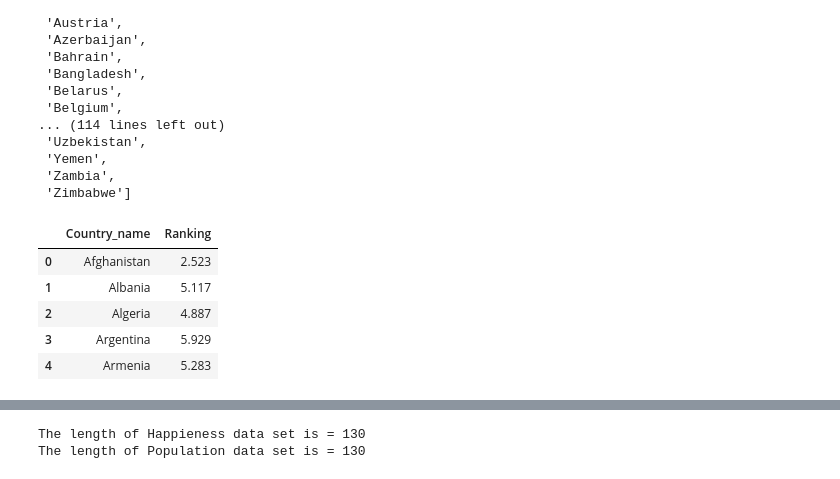
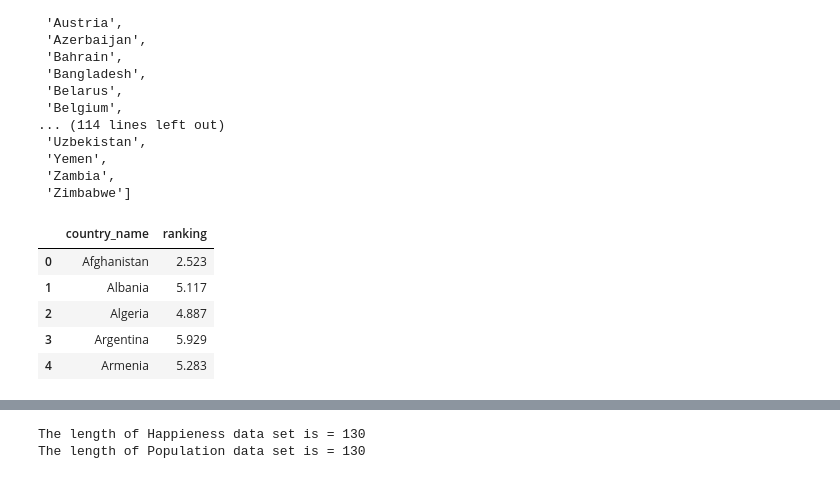
Before and after one commit to jdstrode/ETL-Challenge, a Jupyter notebook: da/templates/script_template.ipynb, the cells around one changed output, grey strips where cells are left out. Drawn from its saved outputs; the diff is of its cells as text; code cells hidden in the pictures.

```diff
--- a/da/templates/script_template.ipynb
+++ b/da/templates/script_template.ipynb
@@ -106,15 +97,16 @@ population_df.head()
 # %% [markdown]
 ### Transforming the data from the population df
 # %%
+#STEP 4.4
 # Create a filtered dataframe from specific columns
 population_col= ["Location", "Time","PopTotal", "PopDensity"]
 population_transformed= population_df[population_col].copy()
 
 # Rename the column headers
-population_transformed = population_transformed.rename(columns={"Location": "Country_name",
+population_transformed = population_transformed.rename(columns={"Location": "country_name",
                                                           "Time": "Year",
-                                                          "PopTotal":"Total_Population",
-                                                          "PopDensity" : "Population_Density"
+                                                          "PopTotal":"total_population",
+                                                          "PopDensity" : "population_density"
                                                                })
 
 # Clean the data by dropping duplicates and setting the index
@@ -160,9 +154,11 @@ population_2019_df
 | 280117 | Zimbabwe | 2019 | 14645.473 | 37.858 |
 477 rows × 4 columns
 # %%
+#STEP 4.6
 #Filtering the data of populaiton df to match the country names in the world_happienss_df
-final_pop_df = population_2019_df.loc[population_2019_df['Country_name'].isin(country_names)]
-final_pop_df=final_pop_df.reset_index()
-final_pop_df = final_pop_df.drop(columns='index')
-final_pop_df.head()
+#Drop additional columns such as index and yeat
+pop_df = population_2019_df.loc[population_2019_df['country_name'].isin(country_names)]
+reset_index_pop_df = pop_df.reset_index()
+almost_pop_df = reset_index_pop_df.drop(columns=['index','Year'])
+almost_pop_df.head()
 # %% [output]
@@ -184,0 +171,7 @@ len(final_pop_df)
+# %%
+#STEP 4.7
+#We set the ID as an index
+almost_pop_df.index.name='id'
+final_pop_df = almost_pop_df
+#display final df
+final_pop_df.head()
@@ -191,7 +197,7 @@ len(world_happiness_transformed)
 # %%
+#STGEP 4.9
 #Getting list of country_names in population df
-#Getting the list of countries in the data set
-pop_names = final_pop_df.Country_name
+pop_names = final_pop_df.country_name
 pop_country_names = []
 for i in pop_names:
     pop_country_names.append(i)
@@ -216,19 +222,20 @@ pop_country_names
  'Zambia',
  'Zimbabwe']
 # %%
+#STEP 4.10
 #Filtering the data of world happiness df to match the country names in the final_pop_df
-final_happiness_df = world_happiness_transformed.loc[world_happiness_transformed['Country_name'].isin(pop_country_names)]
+happiness_df = world_happiness_transformed.loc[world_happiness_transformed['country_name'].isin(pop_country_names)]
 
 #Sorting values by country name, reseting the index of the country to match the other database and dropping extra column after reset index
-final_happiness_df = final_happiness_df.sort_values('Country_name')
-final_happiness_df = final_happiness_df.reset_index()
-final_happiness_df = final_happiness_df.drop(columns='index')
-final_happiness_df.head()
+sort_happiness_df = happiness_df.sort_values('country_name')
+reset_happiness_df = sort_happiness_df.reset_index()
+almost_happiness_df = reset_happiness_df.drop(columns='index')
+almost_happiness_df.head()
 
 #Checking country with highest rank
 #final_happiness_df.sort_values('Ranking', ascending = False).head()
 # %% [output]
-|  | Country_name | Ranking |
+|  | country_name | ranking |
 | 0 | Afghanistan | 2.523 |
 | 1 | Albania | 5.117 |
 | 2 | Algeria | 4.887 |
```
Also changed, not shown: parts of 47 cells of this notebook, 4 other files.
